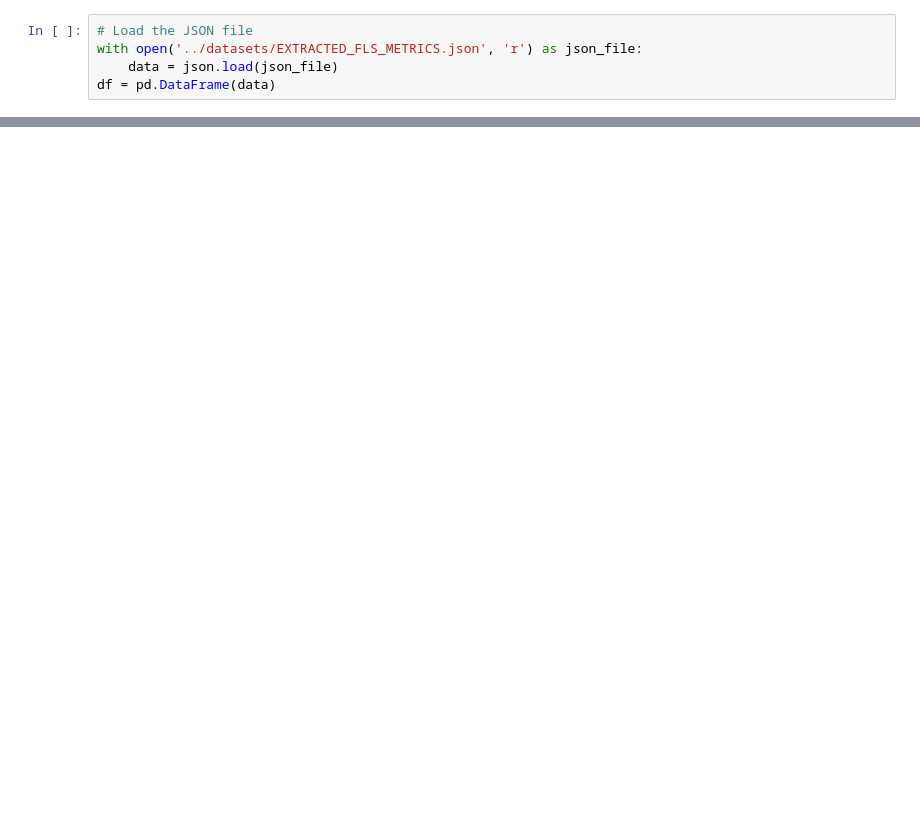
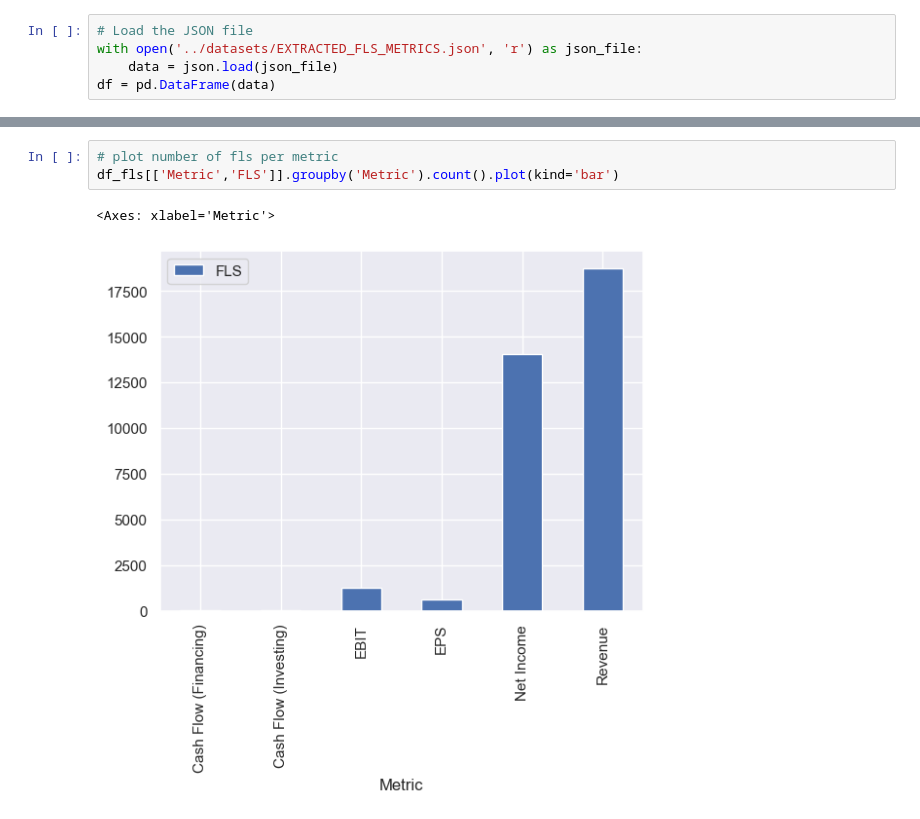
Before and after one commit to nkhanhle23/thesis, a Jupyter notebook: notebooks/eda.ipynb, the cells around one changed output, grey strips where cells are left out. Drawn from its saved outputs; the diff is of its cells as text; blank space fills up the shorter version.

```diff
--- a/notebooks/eda.ipynb
+++ b/notebooks/eda.ipynb
@@ -77,0 +133,6 @@ df_fls[['Item','FLS']].groupby('Item').count()
+# %%
+# plot number of fls per metric
+df_fls[['Metric','FLS']].groupby('Metric').count().plot(kind='bar')
+# %% [output]
+<Axes: xlabel='Metric'>
+[figure, added]
```
Also changed, not shown: parts of 21 cells of this notebook, 1 other file.
